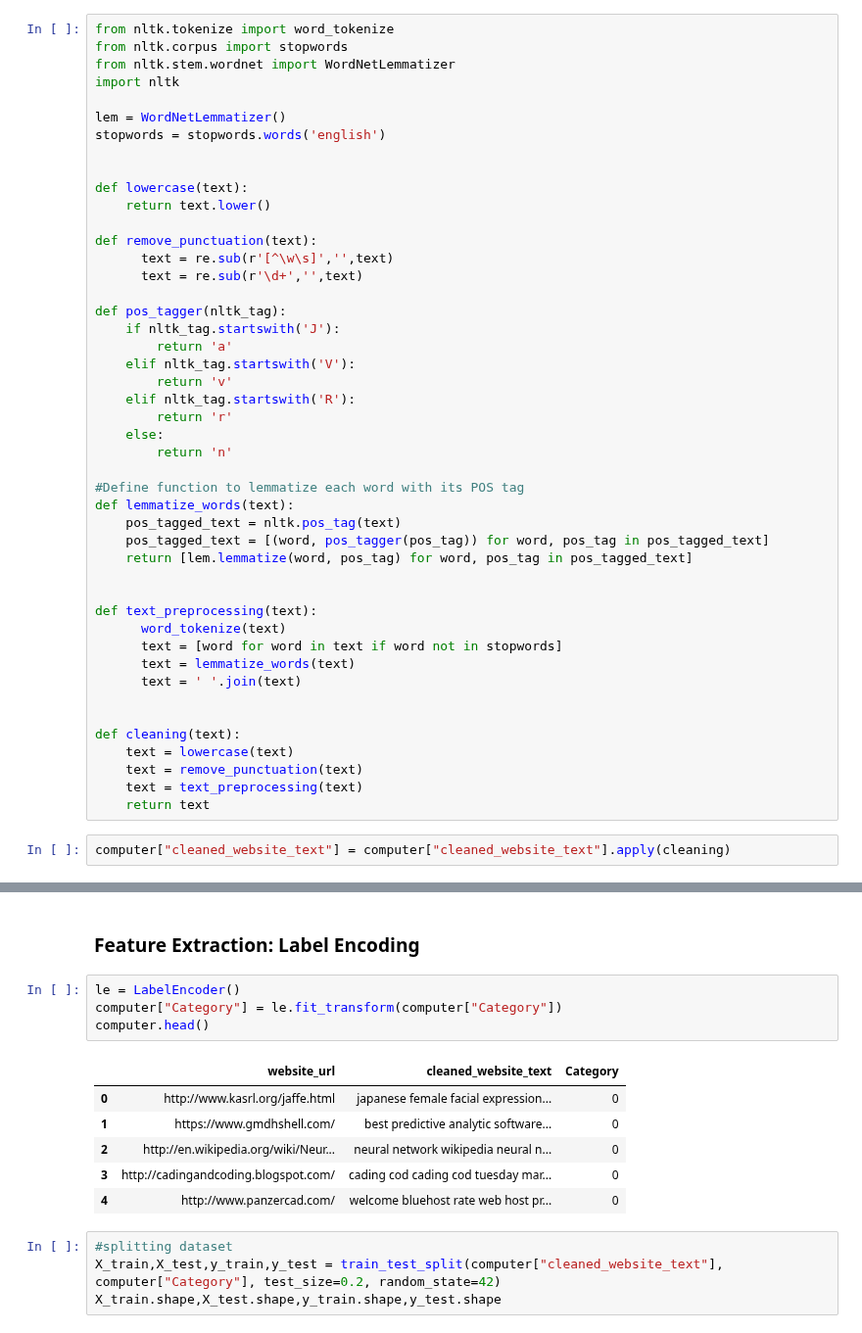
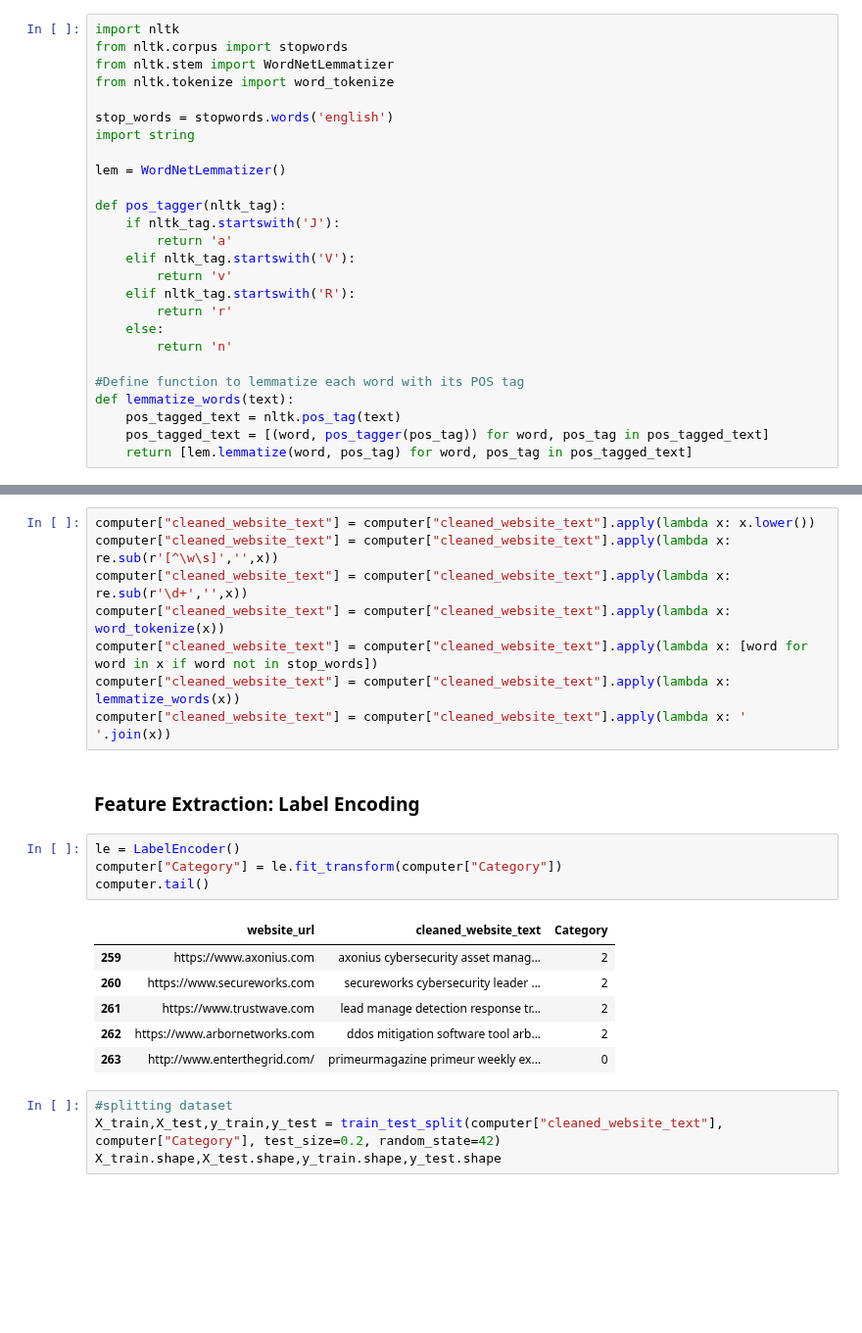
Before and after one commit to Shreyas-hacker/Webpages, a Jupyter notebook: Hierarchal model/Computer/ComputerClassification.ipynb, the cells around one changed output, grey strips where cells are left out. Shown at 98% size. Drawn from its saved outputs; the diff is of its cells as text; blank space fills up the shorter version.

```diff
--- a/Hierarchal model/Computer/ComputerClassification.ipynb
+++ b/Hierarchal model/Computer/ComputerClassification.ipynb
@@ -45,21 +43,15 @@ plt.show()
 # %% [markdown]
 ### Cleaning the text
 # %%
+import nltk
+from nltk.corpus import stopwords
+from nltk.stem import WordNetLemmatizer
 from nltk.tokenize import word_tokenize
-from nltk.corpus import stopwords
-from nltk.stem.wordnet import WordNetLemmatizer
-import nltk
+
+stop_words = stopwords.words('english')
+import string
 
 lem = WordNetLemmatizer()
-stopwords = stopwords.words('english')
-
-
-def lowercase(text):
-    return text.lower()
-
-def remove_punctuation(text):
-      text = re.sub(r'[^\w\s]','',text)
-      text = re.sub(r'\d+','',text)
 
 def pos_tagger(nltk_tag):
     if nltk_tag.startswith('J'):
@@ -76,19 +68,3 @@ def lemmatize_words(text):
     pos_tagged_text = nltk.pos_tag(text)
     pos_tagged_text = [(word, pos_tagger(pos_tag)) for word, pos_tag in pos_tagged_text]
     return [lem.lemmatize(word, pos_tag) for word, pos_tag in pos_tagged_text]
-
-
-def text_preprocessing(text):
-      word_tokenize(text)
-      text = [word for word in text if word not in stopwords]
-      text = lemmatize_words(text)
-      text = ' '.join(text)
-
-
-def cleaning(text):
-    text = lowercase(text)
-    text = remove_punctuation(text)
-    text = text_preprocessing(text)
-    return text
-# %%
-computer["cleaned_website_text"] = computer["cleaned_website_text"].apply(cleaning)
@@ -97,16 +71,24 @@ TypeError: expected string or bytes-like object
+# %%
+computer["cleaned_website_text"] = computer["cleaned_website_text"].apply(lambda x: x.lower())
+computer["cleaned_website_text"] = computer["cleaned_website_text"].apply(lambda x: re.sub(r'[^\w\s]','',x))
+computer["cleaned_website_text"] = computer["cleaned_website_text"].apply(lambda x: re.sub(r'\d+','',x))
+computer["cleaned_website_text"] = computer["cleaned_website_text"].apply(lambda x: word_tokenize(x))
+computer["cleaned_website_text"] = computer["cleaned_website_text"].apply(lambda x: [word for word in x if word not in stop_words])
+computer["cleaned_website_text"] = computer["cleaned_website_text"].apply(lambda x: lemmatize_words(x))
+computer["cleaned_website_text"] = computer["cleaned_website_text"].apply(lambda x: ' '.join(x))
 # %% [markdown]
 ### Feature Extraction: Label Encoding
 # %%
 le = LabelEncoder()
 computer["Category"] = le.fit_transform(computer["Category"])
-computer.head()
+computer.tail()
 # %% [output]
 |  | website_url | cleaned_website_text | Category |
-| 0 | http://www.kasrl.org/jaffe.html | japanese female facial expression... | 0 |
-| 1 | https://www.gmdhshell.com/ | best predictive analytic software... | 0 |
-| 2 | http://en.wikipedia.org/wiki/Neur... | neural network wikipedia neural n... | 0 |
-| 3 | http://cadingandcoding.blogspot.com/ | cading cod cading cod tuesday mar... | 0 |
-| 4 | http://www.panzercad.com/ | welcome bluehost rate web host pr... | 0 |
+| 259 | https://www.axonius.com | axonius cybersecurity asset manag... | 2 |
+| 260 | https://www.secureworks.com | secureworks cybersecurity leader ... | 2 |
+| 261 | https://www.trustwave.com | lead manage detection response tr... | 2 |
+| 262 | https://www.arbornetworks.com | ddos mitigation software tool arb... | 2 |
+| 263 | http://www.enterthegrid.com/ | primeurmagazine primeur weekly ex... | 0 |
 # %%
 #splitting dataset
 X_train,X_test,y_train,y_test = train_test_split(computer["cleaned_website_text"], computer["Category"], test_size=0.2, random_state=42)
```
Also changed, not shown: parts of 19 cells of this notebook, 3 other files.
